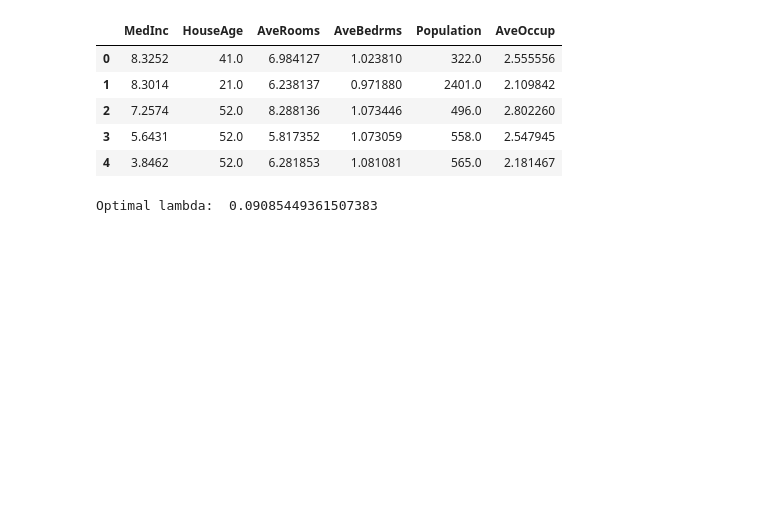
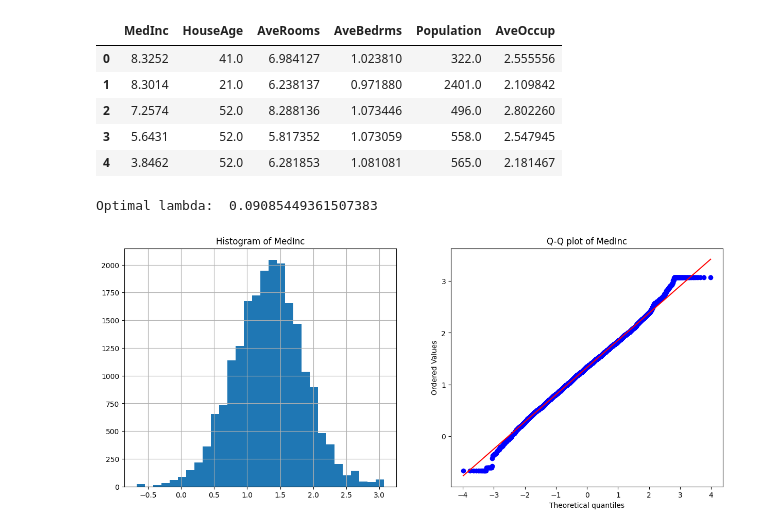
Before and after one commit to CalesSla/Statsmodels_recap, a Jupyter notebook: 08_Box_cox_transformation.ipynb, the cells around one changed output. Cells and saved outputs as stored; diff of their text form; code cells hidden in the pictures; blank space fills up the shorter version.

```diff
--- a/08_Box_cox_transformation.ipynb
+++ b/08_Box_cox_transformation.ipynb
@@ -22,3 +22,26 @@ X_tf["MedInc"], param = stats.boxcox(X["MedInc"])
 print("Optimal lambda: ", param)
 # %% [output]
 Optimal lambda:  0.09085449361507383
+# %%
+def diagnostic_plots(df, variable):
+
+    # function to plot a histogram and a Q-Q plot
+    # side by side, for a certain variable
+
+    plt.figure(figsize=(15, 6))
+
+    # histogram
+    plt.subplot(1, 2, 1)
+    df[variable].hist(bins=30)
+    plt.title(f"Histogram of {variable}")
+
+    # q-q plot
+    plt.subplot(1, 2, 2)
+    stats.probplot(df[variable], dist="norm", plot=plt)
+    plt.title(f"Q-Q plot of {variable}")
+
+    plt.show()
+# %%
+diagnostic_plots(X_tf, "MedInc")
+# %% [output]
+[figure, added]
```
Also changed, not shown: parts of 8 cells of this notebook, 1 other file.
